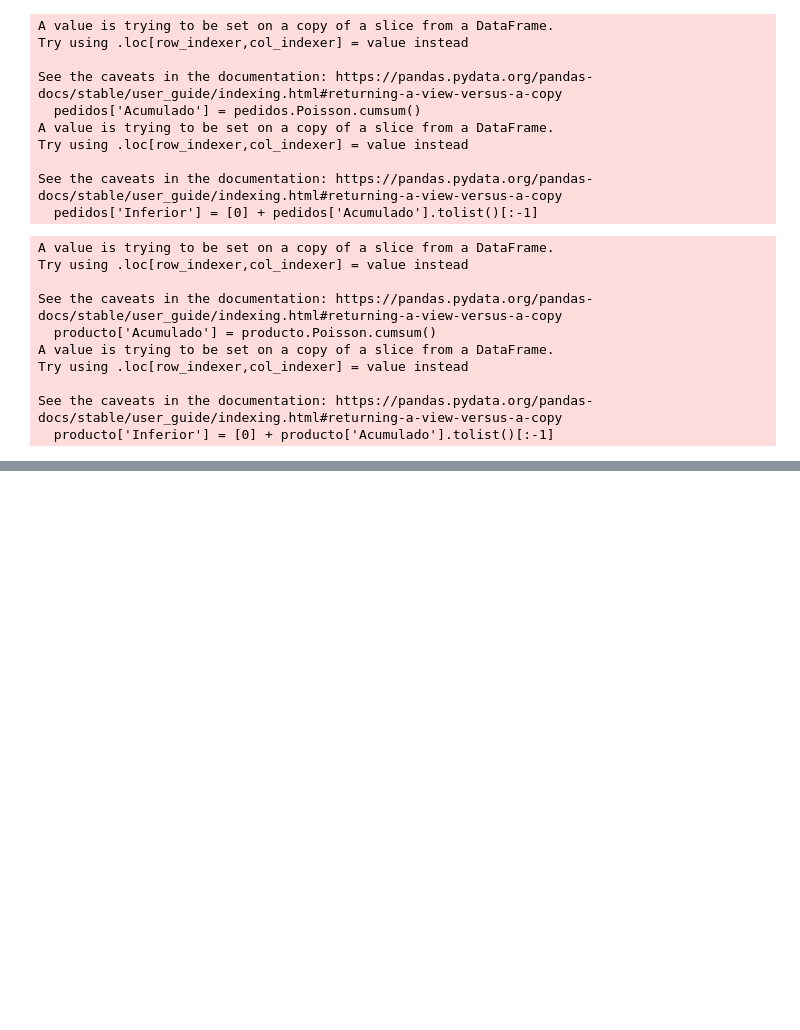
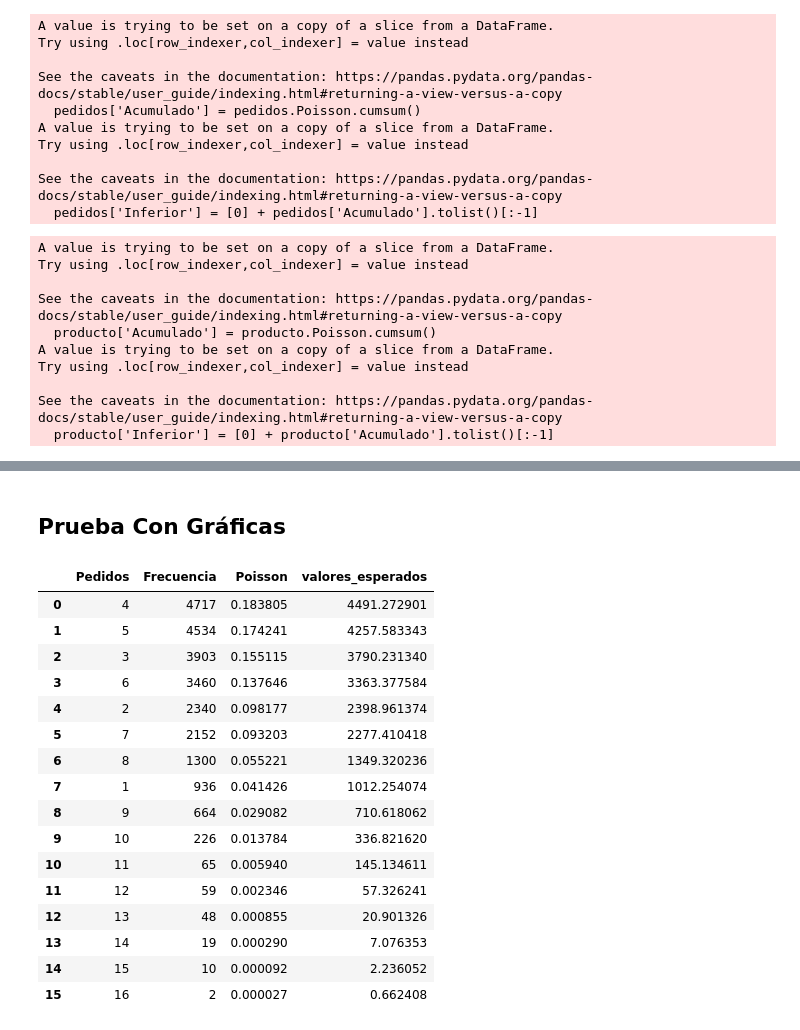
Before and after one commit to gerardoramc/AlgoritmoDatos, a Jupyter notebook: preproceso.ipynb, the cells around one changed output, grey strips where cells are left out. Saved outputs shown, nothing was run; the diff lists cells and outputs as text; code cells hidden in the pictures; blank space fills up the shorter version.

```diff
--- a/preproceso.ipynb
+++ b/preproceso.ipynb
@@ -231,0 +215,28 @@ pd.DataFrame(enviosArreglo[1:]).to_csv("prubeDist.CSV")
+# %% [markdown]
+## Prueba Con Gráficas
+# %%
+df3 = envios.groupby(['Factura']).size().reset_index(name='Frequency').Frequency.value_counts()
+df3 = df3.reset_index()
+df3.columns = ['Pedidos', 'Frecuencia']
+valor_medio = np.sum(df3['Pedidos'] * df3['Frecuencia']) / np.sum(df3['Frecuencia'])
+df3['Poisson'] = poisson.pmf(df3['Pedidos'], valor_medio)
+df3['valores_esperados'] = df3['Poisson'] * np.sum(df3['Frecuencia'])
+df3
+# %% [output]
+|  | Pedidos | Frecuencia | Poisson | valores_esperados |
+| 0 | 4 | 4717 | 0.183805 | 4491.272901 |
+| 1 | 5 | 4534 | 0.174241 | 4257.583343 |
+| 2 | 3 | 3903 | 0.155115 | 3790.231340 |
+| 3 | 6 | 3460 | 0.137646 | 3363.377584 |
+| 4 | 2 | 2340 | 0.098177 | 2398.961374 |
+| 5 | 7 | 2152 | 0.093203 | 2277.410418 |
+| 6 | 8 | 1300 | 0.055221 | 1349.320236 |
+| 7 | 1 | 936 | 0.041426 | 1012.254074 |
+| 8 | 9 | 664 | 0.029082 | 710.618062 |
+| 9 | 10 | 226 | 0.013784 | 336.821620 |
+| 10 | 11 | 65 | 0.005940 | 145.134611 |
+| 11 | 12 | 59 | 0.002346 | 57.326241 |
+| 12 | 13 | 48 | 0.000855 | 20.901326 |
+| 13 | 14 | 19 | 0.000290 | 7.076353 |
+| 14 | 15 | 10 | 0.000092 | 2.236052 |
+| 15 | 16 | 2 | 0.000027 | 0.662408 |
```
Also changed, not shown: parts of 17 cells of this notebook, 1 other file.
